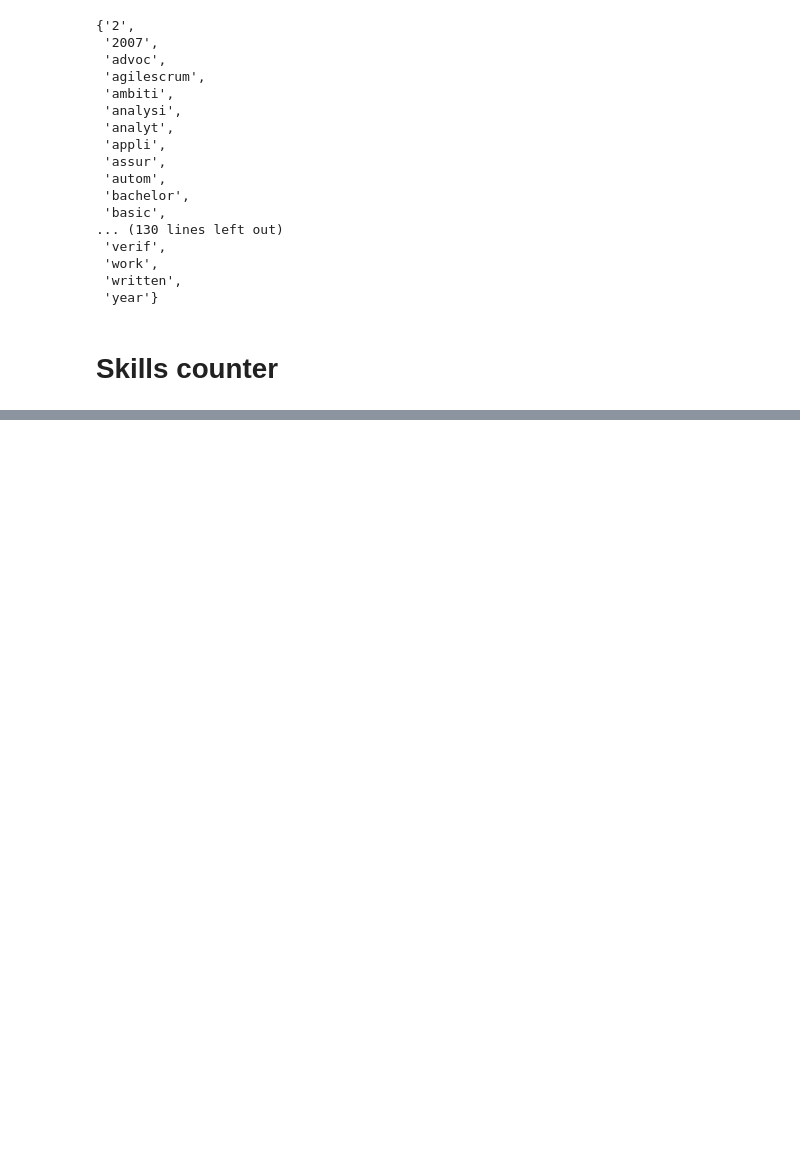
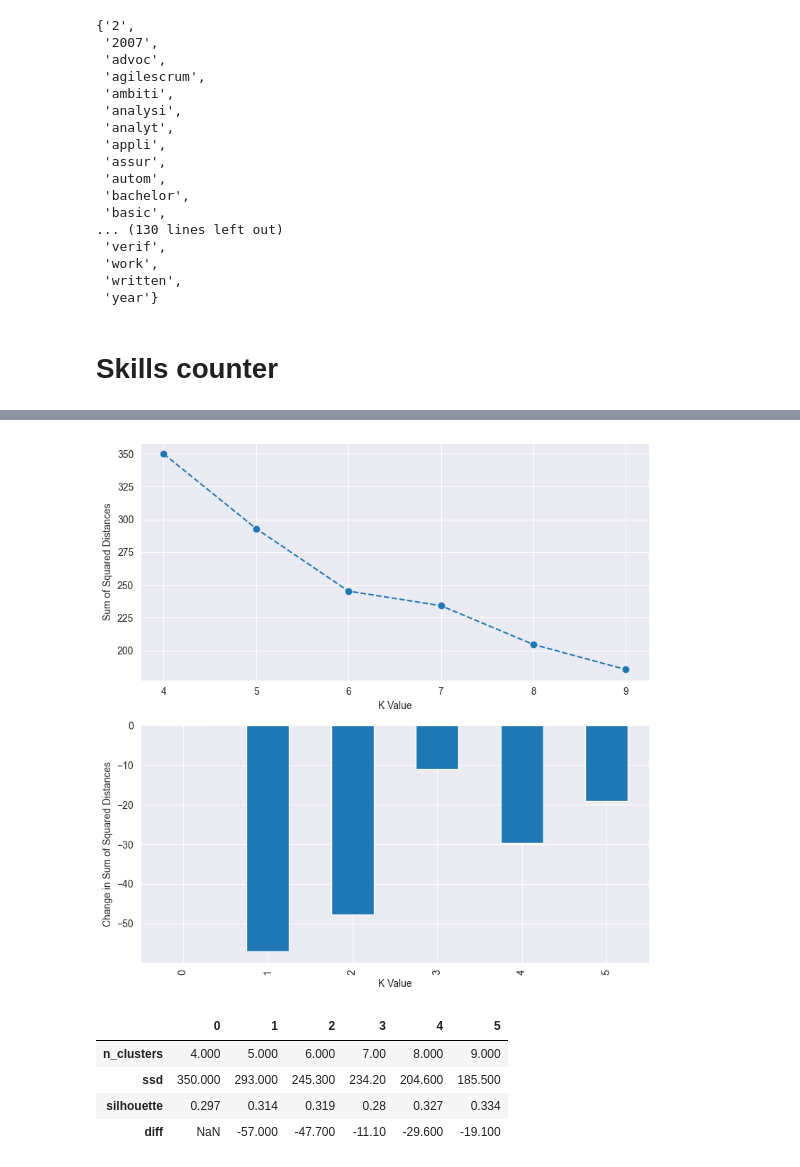
Before and after one commit to Familenko/djinni_statistic, a Jupyter notebook: analytic/main.ipynb, the cells around one changed output, grey strips where cells are left out. Saved outputs shown, nothing was run; the diff lists cells and outputs as text; code cells hidden in the pictures; blank space fills up the shorter version.

```diff
--- a/analytic/main.ipynb
+++ b/analytic/main.ipynb
@@ -438,0 +521,9 @@ main_build_graph_by_year(5)
+# %%
+cl.kmean_mount(4,10)
+# %% [output]
+[figure, added]
+|  | 0 | 1 | 2 | 3 | 4 | 5 |
+| n_clusters | 4.000 | 5.000 | 6.000 | 7.00 | 8.000 | 9.000 |
+| ssd | 350.000 | 293.000 | 245.300 | 234.20 | 204.600 | 185.500 |
+| silhouette | 0.297 | 0.314 | 0.319 | 0.28 | 0.327 | 0.334 |
+| diff | NaN | -57.000 | -47.700 | -11.10 | -29.600 | -19.100 |
```
Also changed, not shown: parts of 28 cells of this notebook.
